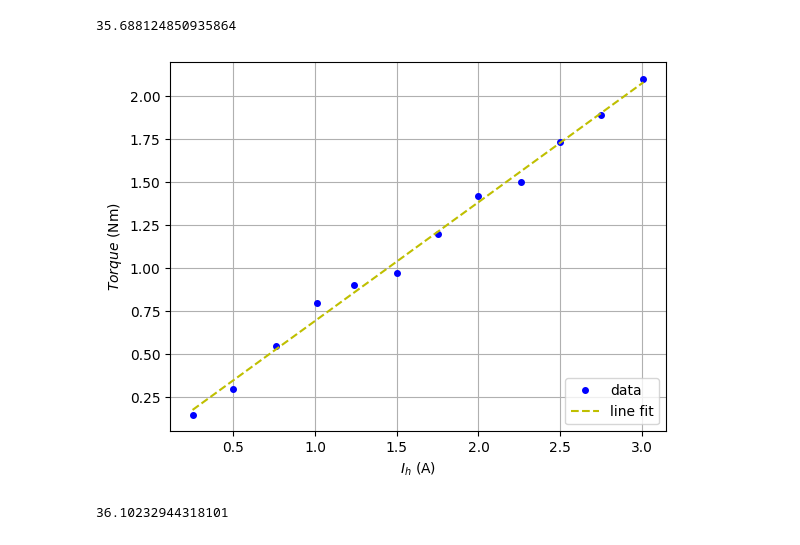
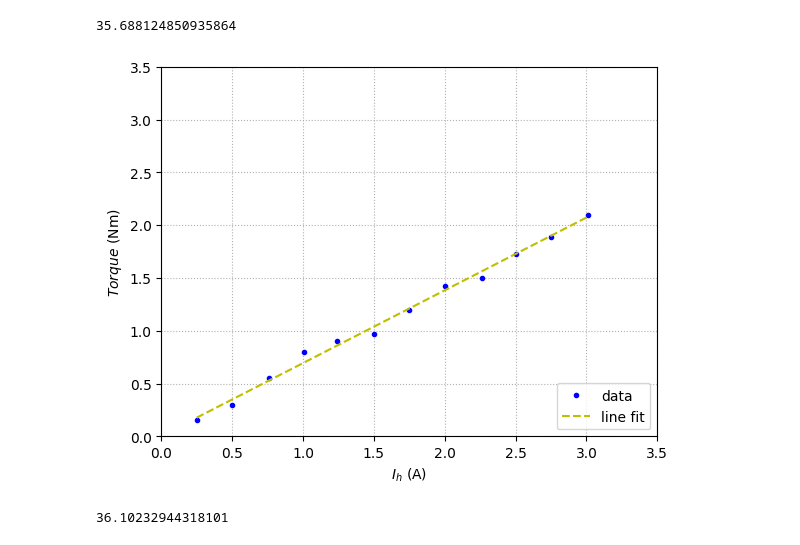
Before and after one commit to SoumadipBhowmick/Lab-work, a Jupyter notebook: Helmhortz Coil/helmhortz.ipynb, the cells around one changed output. Drawn from its saved outputs; the diff is of its cells as text; code cells hidden in the pictures.

```diff
--- a/Helmhortz Coil/helmhortz.ipynb
+++ b/Helmhortz Coil/helmhortz.ipynb
@@ -42,24 +44,28 @@ print(c)
 # %%
 #I_h vs Torque
 
 Ih,T2=np.loadtxt('Ih_T.dat', delimiter=',', unpack=True)
 
-plt.plot(Ih,T2,'bo', label='data',markersize='4')
+plt.plot(Ih,T2,'bo', label='data',ms='3')
 def f(x,a,b):
     return a*x+b
 
 popt, pcov =curve_fit(f,Ih,T2)
 
 xFit=np.arange(min(Ih),max(Ih),0.00001)
 plt.plot(xFit,f(xFit,*popt),'y--',label='line fit')
+
+plt.xticks(np.arange(0,3.75,0.5))
+plt.yticks(np.arange(0,3.75,0.5))
 plt.xlabel('$I_h$ (A)')
 plt.ylabel('$Torque$ (Nm)')
 plt.legend(loc='lower right')
-plt.grid()
+plt.grid(linestyle='dotted')
+
 plt.savefig('IhvsT.png',dpi=200)
 plt.show()
 # %% [output]
-[figure, old version]
+[figure, new version]
 # %%
 m=popt[0]      #popt shows slope and intercept of fitted line
 Ih=3           #pcov diagonal shows the error in slope and intercept
```
Also changed, not shown: parts of 2 cells of this notebook, 6 other files.
